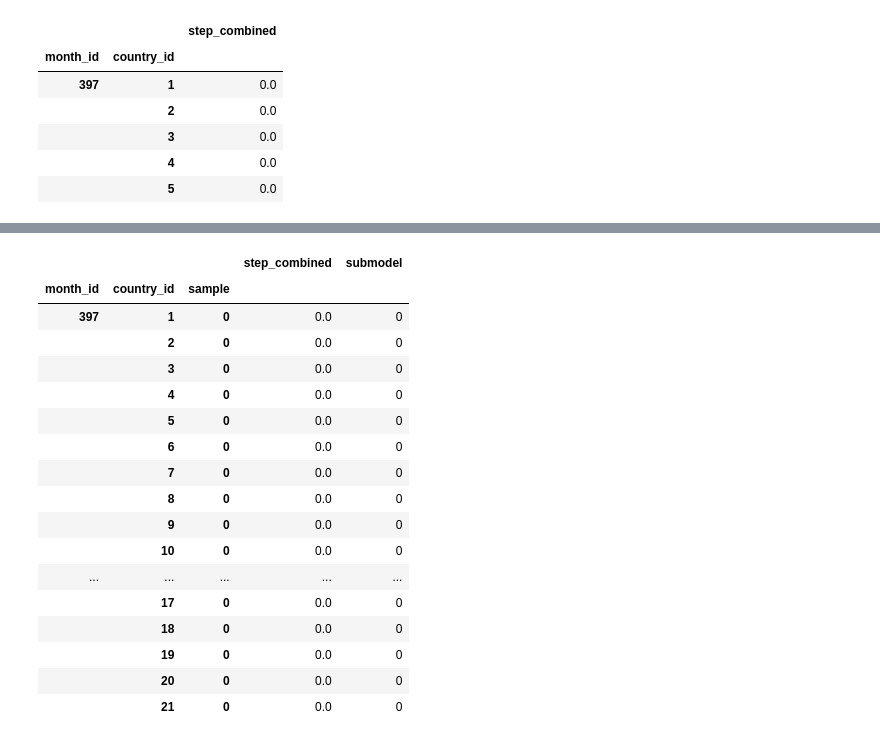
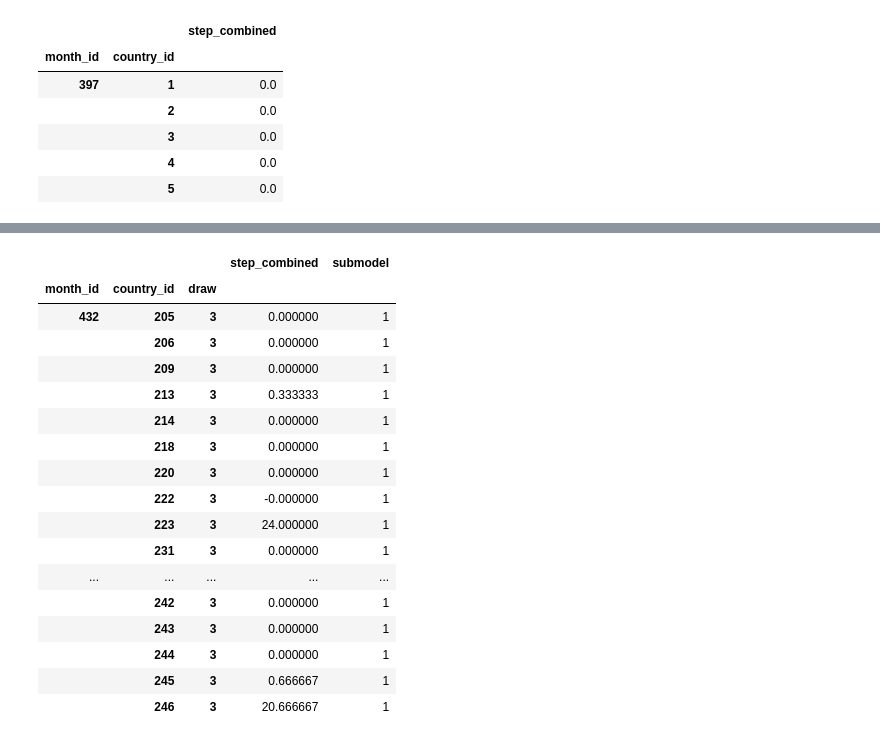
Before and after one commit to views-platform/views-stepshifter, a Jupyter notebook: views_stepshifter/models/Predictions_explorer.ipynb, the cells around one changed output, grey strips where cells are left out. Drawn from its saved outputs; the diff is of its cells as text; code cells hidden in the pictures.

```diff
--- a/views_stepshifter/models/Predictions_explorer.ipynb
+++ b/views_stepshifter/models/Predictions_explorer.ipynb
@@ -48,24 +86,24 @@ predictions_full_df.describe()
 # %%
-predictions_full_df.head(20)
+predictions_full_df.tail(20)
 # %% [output]
 |  |  |  | step_combined | submodel |
-| month_id | country_id | sample |  |  |
-| 397 | 1 | 0 | 0.0 | 0 |
-|  | 2 | 0 | 0.0 | 0 |
-|  | 3 | 0 | 0.0 | 0 |
-|  | 4 | 0 | 0.0 | 0 |
-|  | 5 | 0 | 0.0 | 0 |
-|  | 6 | 0 | 0.0 | 0 |
-|  | 7 | 0 | 0.0 | 0 |
-|  | 8 | 0 | 0.0 | 0 |
-|  | 9 | 0 | 0.0 | 0 |
-|  | 10 | 0 | 0.0 | 0 |
+| month_id | country_id | draw |  |  |
+| 432 | 205 | 3 | 0.000000 | 1 |
+|  | 206 | 3 | 0.000000 | 1 |
+|  | 209 | 3 | 0.000000 | 1 |
+|  | 213 | 3 | 0.333333 | 1 |
+|  | 214 | 3 | 0.000000 | 1 |
+|  | 218 | 3 | 0.000000 | 1 |
+|  | 220 | 3 | 0.000000 | 1 |
+|  | 222 | 3 | -0.000000 | 1 |
+|  | 223 | 3 | 24.000000 | 1 |
+|  | 231 | 3 | 0.000000 | 1 |
 | ... | ... | ... | ... | ... |
-|  | 17 | 0 | 0.0 | 0 |
-|  | 18 | 0 | 0.0 | 0 |
-|  | 19 | 0 | 0.0 | 0 |
-|  | 20 | 0 | 0.0 | 0 |
-|  | 21 | 0 | 0.0 | 0 |
+|  | 242 | 3 | 0.000000 | 1 |
+|  | 243 | 3 | 0.000000 | 1 |
+|  | 244 | 3 | 0.000000 | 1 |
+|  | 245 | 3 | 0.666667 | 1 |
+|  | 246 | 3 | 20.666667 | 1 |
 # %%
 # inspect predictions for a specific country and month
 month = 397
```
Also changed, not shown: parts of 14 cells of this notebook, 1 other file.
